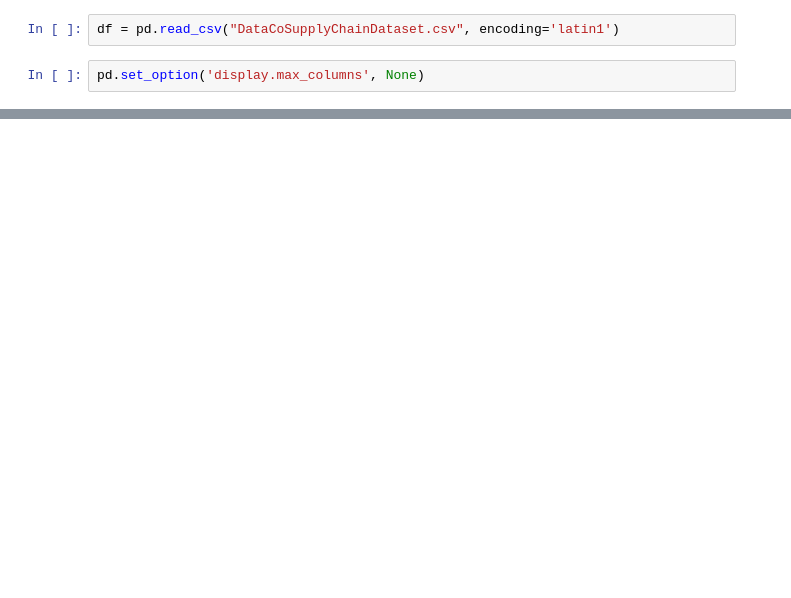
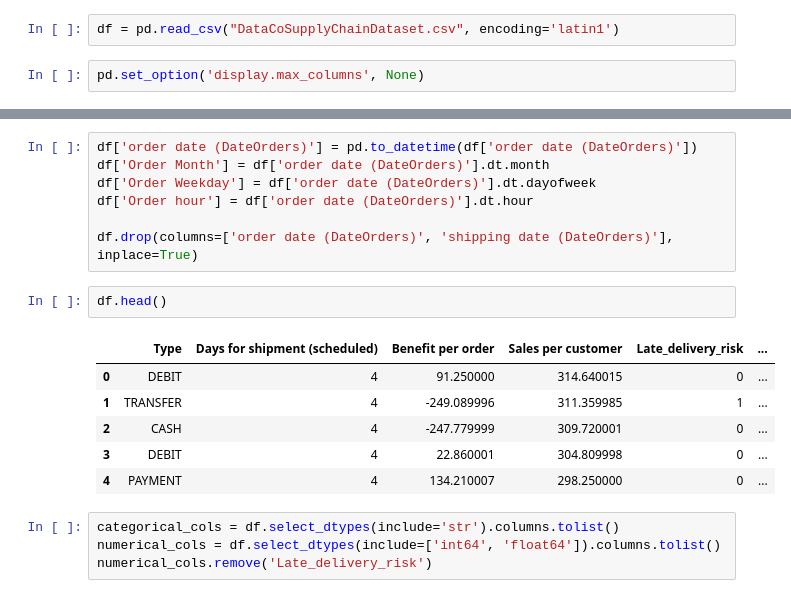
Before and after one commit to PranavPhatak/Beginner-Deep-Learning-Projects, a Jupyter notebook: DataCo Supply chain/main.ipynb, the cells around one changed output, grey strips where cells are left out. Saved outputs shown, nothing was run; the diff lists cells and outputs as text; blank space fills up the shorter version.

```diff
--- a/DataCo Supply chain/main.ipynb
+++ b/DataCo Supply chain/main.ipynb
@@ -96 +56,21 @@ Shipping Mode                         0
 dtype: int64
+# %%
+df['order date (DateOrders)'] = pd.to_datetime(df['order date (DateOrders)'])
+df['Order Month'] = df['order date (DateOrders)'].dt.month
+df['Order Weekday'] = df['order date (DateOrders)'].dt.dayofweek
+df['Order hour'] = df['order date (DateOrders)'].dt.hour
+
+df.drop(columns=['order date (DateOrders)', 'shipping date (DateOrders)'], inplace=True)
+# %%
+df.head()
+# %% [output]
+|  | Type | Days for shipment (scheduled) | Benefit per order | Sales per customer | Late_delivery_risk | ... |
+| 0 | DEBIT | 4 | 91.250000 | 314.640015 | 0 | ... |
+| 1 | TRANSFER | 4 | -249.089996 | 311.359985 | 1 | ... |
+| 2 | CASH | 4 | -247.779999 | 309.720001 | 0 | ... |
+| 3 | DEBIT | 4 | 22.860001 | 304.809998 | 0 | ... |
+| 4 | PAYMENT | 4 | 134.210007 | 298.250000 | 0 | ... |
+# %%
+categorical_cols = df.select_dtypes(include='str').columns.tolist()
+numerical_cols = df.select_dtypes(include=['int64', 'float64']).columns.tolist()
+numerical_cols.remove('Late_delivery_risk')
```
Also changed, not shown: parts of 14 cells of this notebook.
